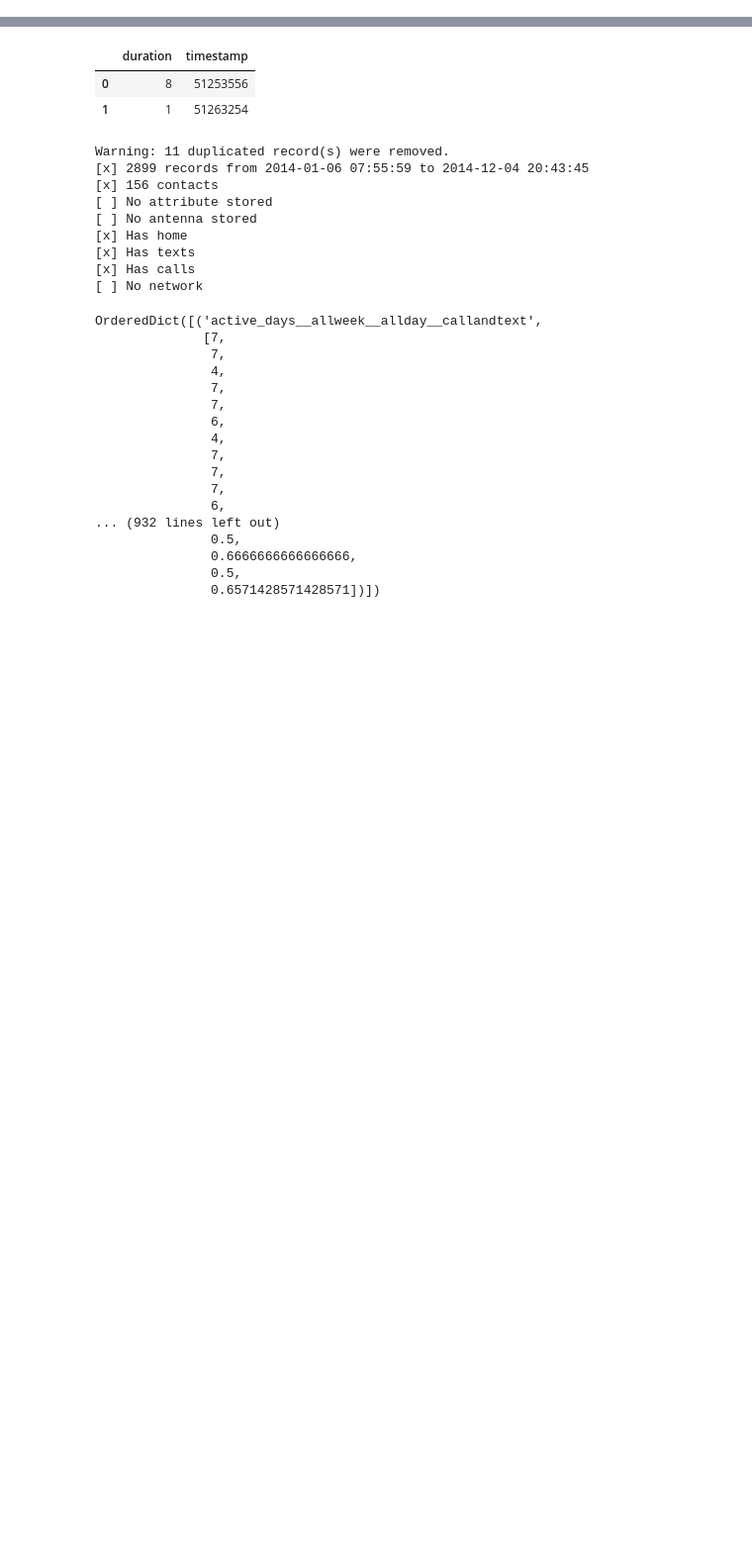
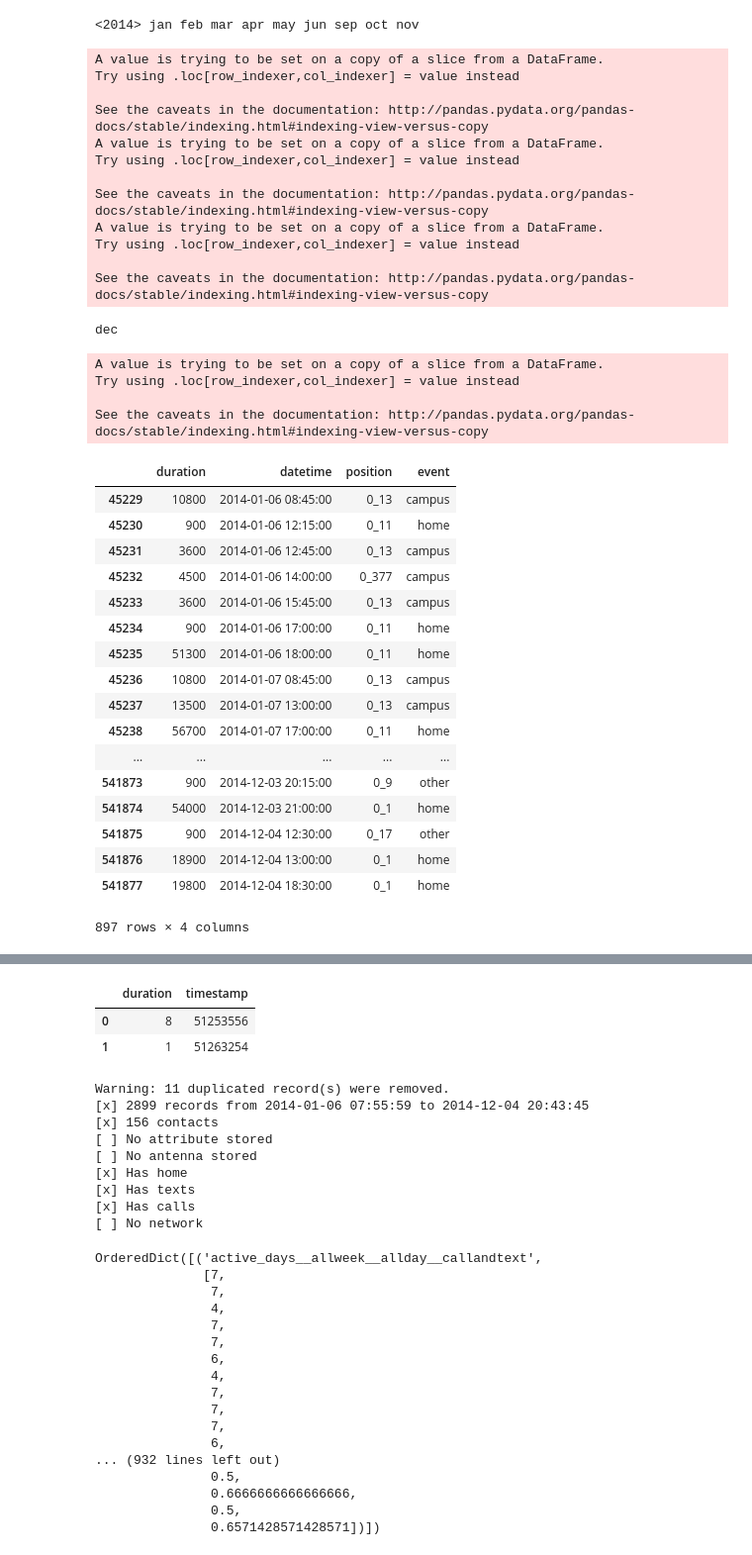
Before and after one commit to ulfaslak/MScProject-build-dataset, a Jupyter notebook: build_dataset/playspace/extractors_bandicoot.ipynb, the cells around one changed output, grey strips where cells are left out. Shown: that part at 99% size. Saved outputs shown, nothing was run; the diff lists cells and outputs as text; code cells hidden in the pictures; blank space fills up the shorter version.

```diff
--- a/build_dataset/playspace/extractors_bandicoot.ipynb
+++ b/build_dataset/playspace/extractors_bandicoot.ipynb
@@ -79,5 +35,5 @@ np.digitize(10,[0,10,20])
 # %%
-users = set(list(df_call['user'])) & set(list(df_sms['user']))
+users = set(list(df_call['user'])) & set(list(df_sms['user'])) & set(list(df_stop_locations['user']))
 # %%
 def _filter_call(df_u):
     df_u = df_u.drop('user', 1)
@@ -151,7 +144,0 @@ for u in users:
-# %%
-def _filter_stop_locations(df_u):
-    df_u['duration'] = df_u['departure'] - df_u['arrival']
-    df_u['datetime'] = [dt.fromtimestamp(t) for t in df_u['arrival']]
-    return df_u
-
-_filter_stop_locations(df_stop_locations[df_stop_locations['user'] == u])
@@ -178,0 +145,61 @@ df_stop_locations[df_stop_locations['user'] == 0]
+# %%
+def _filter_stop_locations(u, df_u):
+    def evaluate_event(r):
+        user, label, arrival, departure = \
+        r[1]['user'], r[1]['label'], r[1]['arrival'], r[1]['departure']
+
+        state = location_reference_tc0[str(user)]['%.1f'%label]
+        if state['type'] == "home":
+            return "home"
+        if state['type'] == "campus":
+            if state['__friday_bar'] and dt.fromtimestamp(np.mean([arrival,departure])).hour >=17:
+                return "friday_bar"
+            return "campus"
+        return "other"
+
+    df_u['duration'] = df_u['departure'] - df_u['arrival']
+    df_u['datetime'] = [dt.fromtimestamp(t) for t in df_u['arrival']]
+    df_u['position'] = ["%d_%s" % (u, l) for l in df_u['label']]
+    df_u['event'] = [evaluate_event(r) for r in df_u.iterrows()]
+    df_u = df_u.drop(['arrival', 'departure', 'label', 'lat', 'lon', 'timestamp', 'user'], 1)
+    return df_u
+
+df_stop_locations = lsd.load(tc0, "stop_locations", load_cached=False)
+_filter_stop_locations(0, df_stop_locations[df_stop_locations['user'] == 0])
+# %% [output]
+<2014> jan feb mar apr may jun sep oct nov
+A value is trying to be set on a copy of a slice from a DataFrame.
+Try using .loc[row_indexer,col_indexer] = value instead
+
+See the caveats in the documentation: http://pandas.pydata.org/pandas-docs/stable/indexing.html#indexing-view-versus-copy
+A value is trying to be set on a copy of a slice from a DataFrame.
+Try using .loc[row_indexer,col_indexer] = value instead
+
+See the caveats in the documentation: http://pandas.pydata.org/pandas-docs/stable/indexing.html#indexing-view-versus-copy
+A value is trying to be set on a copy of a slice from a DataFrame.
+Try using .loc[row_indexer,col_indexer] = value instead
+
+See the caveats in the documentation: http://pandas.pydata.org/pandas-docs/stable/indexing.html#indexing-view-versus-copy
+dec
+A value is trying to be set on a copy of a slice from a DataFrame.
+Try using .loc[row_indexer,col_indexer] = value instead
+
+See the caveats in the documentation: http://pandas.pydata.org/pandas-docs/stable/indexing.html#indexing-view-versus-copy
+|  | duration | datetime | position | event |
+| 45229 | 10800 | 2014-01-06 08:45:00 | 0_13 | campus |
+| 45230 | 900 | 2014-01-06 12:15:00 | 0_11 | home |
+| 45231 | 3600 | 2014-01-06 12:45:00 | 0_13 | campus |
+| 45232 | 4500 | 2014-01-06 14:00:00 | 0_377 | campus |
+| 45233 | 3600 | 2014-01-06 15:45:00 | 0_13 | campus |
+| 45234 | 900 | 2014-01-06 17:00:00 | 0_11 | home |
+| 45235 | 51300 | 2014-01-06 18:00:00 | 0_11 | home |
+| 45236 | 10800 | 2014-01-07 08:45:00 | 0_13 | campus |
+| 45237 | 13500 | 2014-01-07 13:00:00 | 0_13 | campus |
+| 45238 | 56700 | 2014-01-07 17:00:00 | 0_11 | home |
+| ... | ... | ... | ... | ... |
+| 541873 | 900 | 2014-12-03 20:15:00 | 0_9 | other |
+| 541874 | 54000 | 2014-12-03 21:00:00 | 0_1 | home |
+| 541875 | 900 | 2014-12-04 12:30:00 | 0_17 | other |
+| 541876 | 18900 | 2014-12-04 13:00:00 | 0_1 | home |
+| 541877 | 19800 | 2014-12-04 18:30:00 | 0_1 | home |
+897 rows × 4 columns
```
Also changed, not shown: parts of 12 cells of this notebook, 5 other files.
